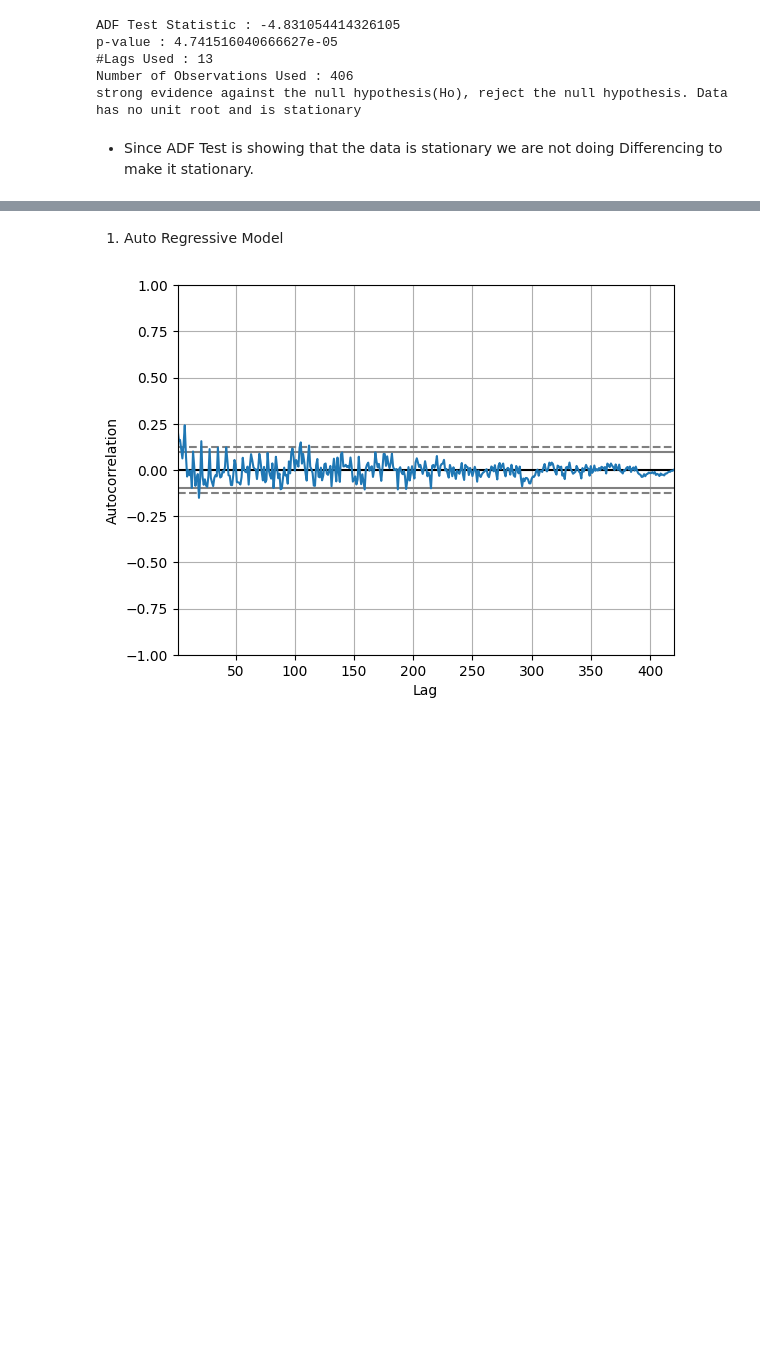
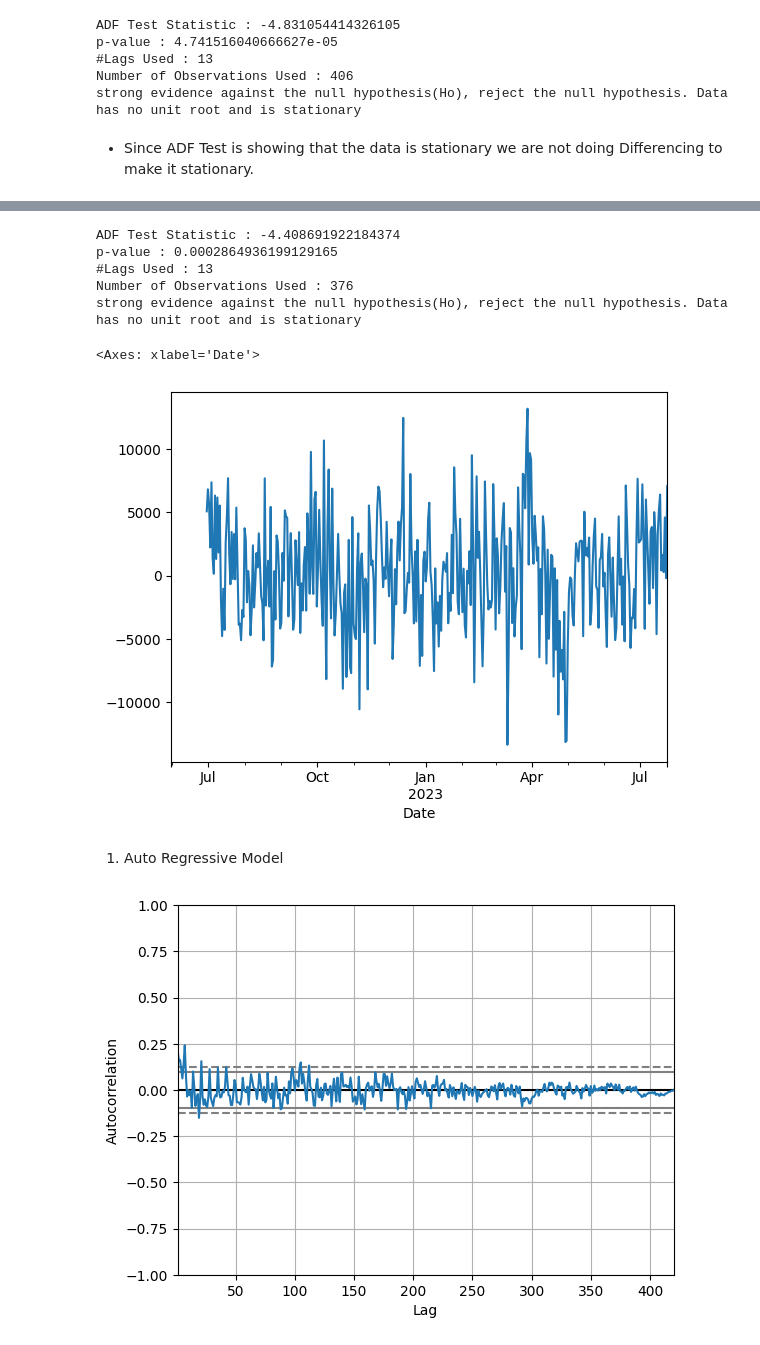
Before and after one commit to Genesis801/Time_Series_Forecasting, a Jupyter notebook: notebooks/work.ipynb, the cells around one changed output, grey strips where cells are left out. Cells and saved outputs as stored; diff of their text form; code cells hidden in the pictures; blank space fills up the shorter version.

```diff
--- a/notebooks/work.ipynb
+++ b/notebooks/work.ipynb
@@ -174,3 +174,6 @@ Number of Observations Used : 406
 strong evidence against the null hypothesis(Ho), reject the null hypothesis. Data has no unit root and is stationary
 # %% [markdown]
 - Since ADF Test is showing that the data is stationary we are not doing Differencing to make it stationary.
+# %%
+df['Seasonal First Difference']=df['Actual']-df['Actual'].shift(30)
+df.head(15)
@@ -177,3 +198,16 @@ strong evidence against the null hypothesis(Ho), reject the null hypothesis. Dat
+# %%
+adfuller_test(df['Seasonal First Difference'].dropna())
+# %% [output]
+ADF Test Statistic : -4.408691922184374
+p-value : 0.0002864936199129165
+#Lags Used : 13
+Number of Observations Used : 376
+strong evidence against the null hypothesis(Ho), reject the null hypothesis. Data has no unit root and is stationary
+# %%
+df['Seasonal First Difference'].plot()
+# %% [output]
+<Axes: xlabel='Date'>
+[figure, added]
 # %% [markdown]
 1. Auto Regressive Model
 # %%
```
Also changed, not shown: parts of 13 cells of this notebook.
